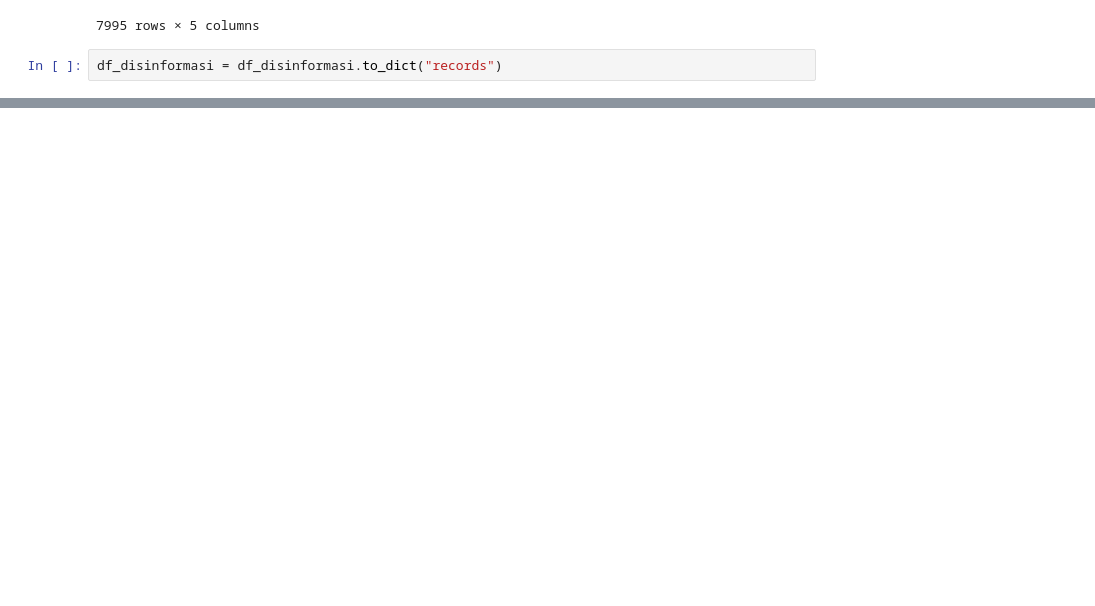
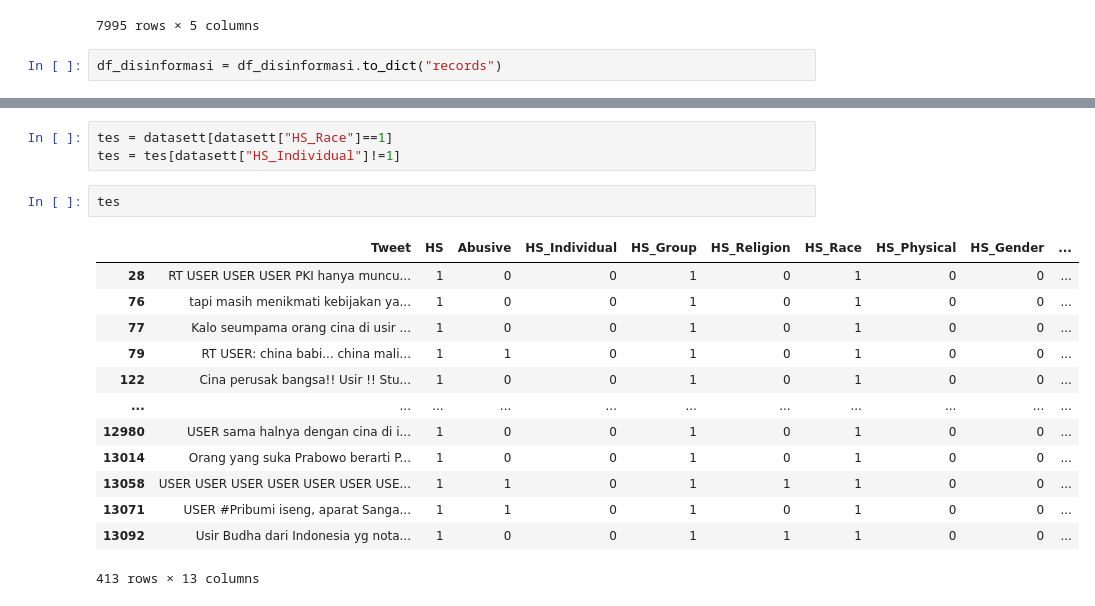
Before and after one commit to imdipo/capstone-AITF-komdigi, a Jupyter notebook: SFT/SFT.ipynb, the cells around one changed output, grey strips where cells are left out. Cells and saved outputs as stored; diff of their text form; blank space fills up the shorter version.

```diff
--- a/SFT/SFT.ipynb
+++ b/SFT/SFT.ipynb
@@ -285,0 +486,19 @@ Berhasil membuat 7995 data dengan konteks berita di disinformasi.jsonl
+# %%
+tes = datasett[datasett["HS_Race"]==1]
+tes = tes[datasett["HS_Individual"]!=1]
+# %%
+tes
+# %% [output]
+|  | Tweet | HS | Abusive | HS_Individual | HS_Group | HS_Religion | HS_Race | HS_Physical | HS_Gender | ... |
+| 28 | RT USER USER USER PKI hanya muncu... | 1 | 0 | 0 | 1 | 0 | 1 | 0 | 0 | ... |
+| 76 | tapi masih menikmati kebijakan ya... | 1 | 0 | 0 | 1 | 0 | 1 | 0 | 0 | ... |
+| 77 | Kalo seumpama orang cina di usir ... | 1 | 0 | 0 | 1 | 0 | 1 | 0 | 0 | ... |
+| 79 | RT USER: china babi... china mali... | 1 | 1 | 0 | 1 | 0 | 1 | 0 | 0 | ... |
+| 122 | Cina perusak bangsa!! Usir !! Stu... | 1 | 0 | 0 | 1 | 0 | 1 | 0 | 0 | ... |
+| ... | ... | ... | ... | ... | ... | ... | ... | ... | ... | ... |
+| 12980 | USER sama halnya dengan cina di i... | 1 | 0 | 0 | 1 | 0 | 1 | 0 | 0 | ... |
+| 13014 | Orang yang suka Prabowo berarti P... | 1 | 0 | 0 | 1 | 0 | 1 | 0 | 0 | ... |
+| 13058 | USER USER USER USER USER USER USE... | 1 | 1 | 0 | 1 | 1 | 1 | 0 | 0 | ... |
+| 13071 | USER #Pribumi iseng, aparat Sanga... | 1 | 1 | 0 | 1 | 0 | 1 | 0 | 0 | ... |
+| 13092 | Usir Budha dari Indonesia yg nota... | 1 | 0 | 0 | 1 | 1 | 1 | 0 | 0 | ... |
+413 rows × 13 columns
```
Also changed, not shown: parts of 30 cells of this notebook.
